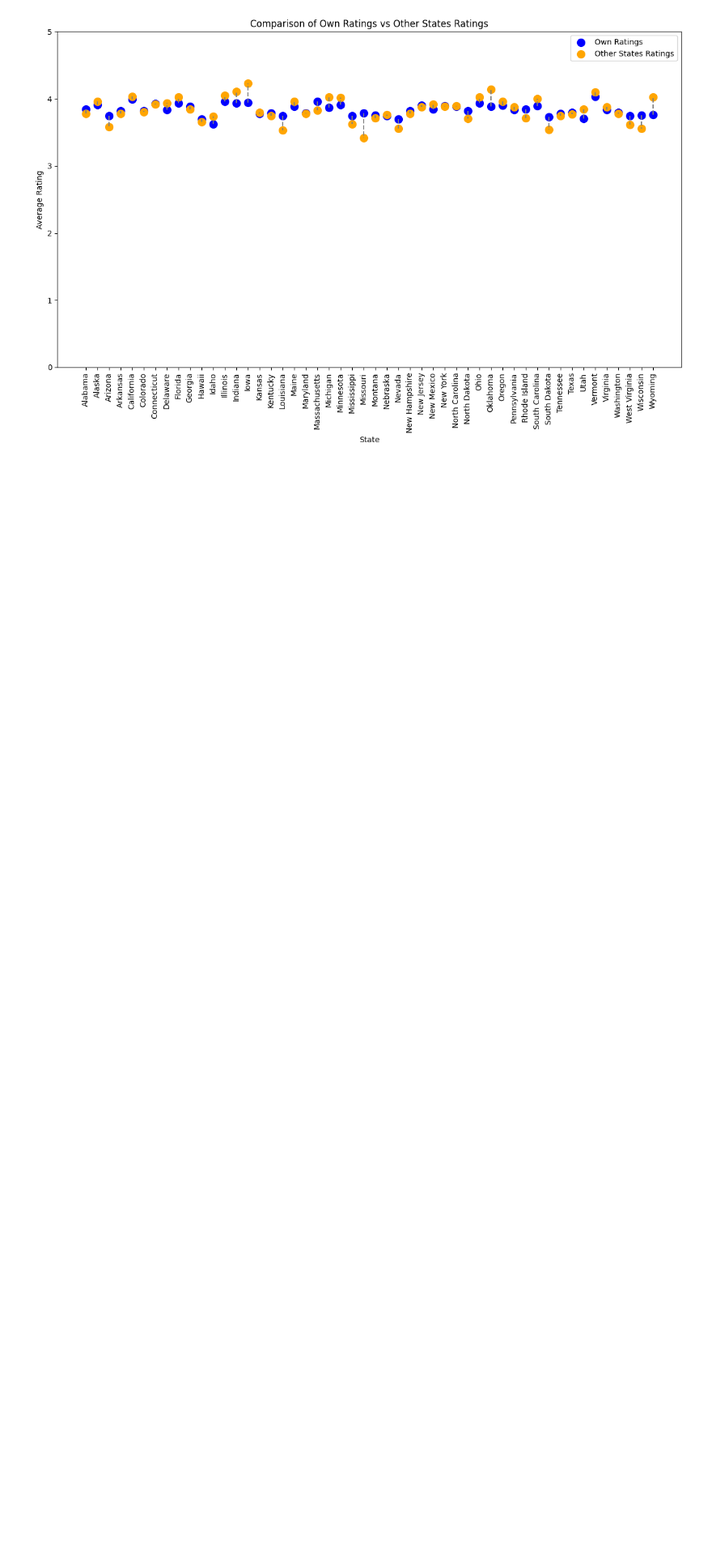
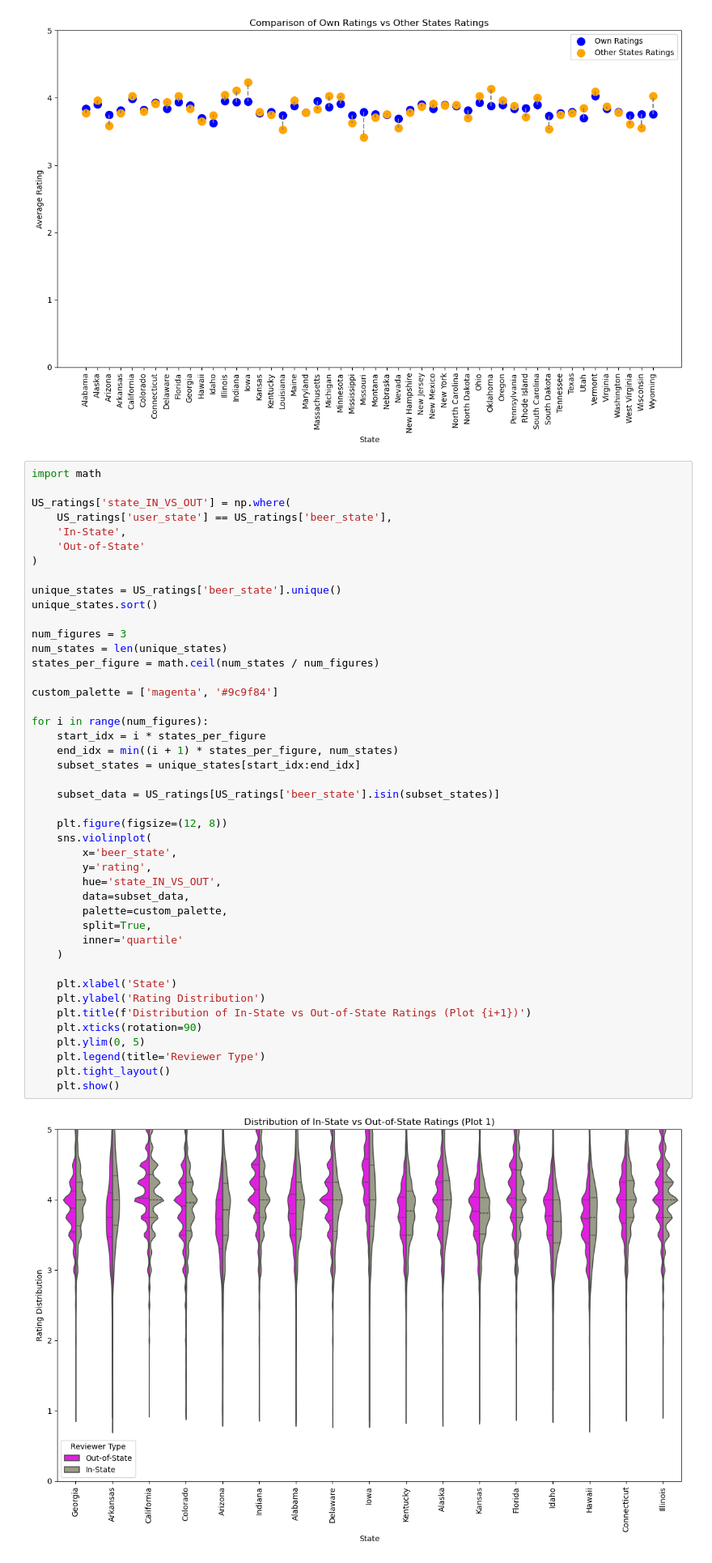
Before and after one commit to epfl-ada/ada-2024-project-x0x0, a Jupyter notebook: src/questions/q1.ipynb, the cells around one changed output. Shown at 81% size. Cells and saved outputs as stored; diff of their text form; blank space fills up the shorter version.

Commit message:
adding the stat tests and the plots

```diff
--- a/src/questions/q1.ipynb
+++ b/src/questions/q1.ipynb
@@ -158,3 +158,49 @@ plt.tight_layout()
 plt.show()
 # %% [output]
 [figure]
+# %%
+import math
+
+US_ratings['state_IN_VS_OUT'] = np.where(
+    US_ratings['user_state'] == US_ratings['beer_state'],
+    'In-State',
+    'Out-of-State'
+)
+
+unique_states = US_ratings['beer_state'].unique()
+unique_states.sort()
+
+num_figures = 3
+num_states = len(unique_states)
+states_per_figure = math.ceil(num_states / num_figures)
+
+custom_palette = ['magenta', '#9c9f84']
+
+for i in range(num_figures):
+    start_idx = i * states_per_figure
+    end_idx = min((i + 1) * states_per_figure, num_states)
+    subset_states = unique_states[start_idx:end_idx]
+
+    subset_data = US_ratings[US_ratings['beer_state'].isin(subset_states)]
+
+    plt.figure(figsize=(12, 8))
+    sns.violinplot(
+        x='beer_state',
+        y='rating',
+        hue='state_IN_VS_OUT',
+        data=subset_data,
+        palette=custom_palette,
+        split=True,
+        inner='quartile'
+    )
+
+    plt.xlabel('State')
+    plt.ylabel('Rating Distribution')
+    plt.title(f'Distribution of In-State vs Out-of-State Ratings (Plot {i+1})')
+    plt.xticks(rotation=90)
+    plt.ylim(0, 5)
+    plt.legend(title='Reviewer Type')
+    plt.tight_layout()
+    plt.show()
+# %% [output]
+[figure, added]
```
Also changed, not shown: parts of 5 cells of this notebook.
